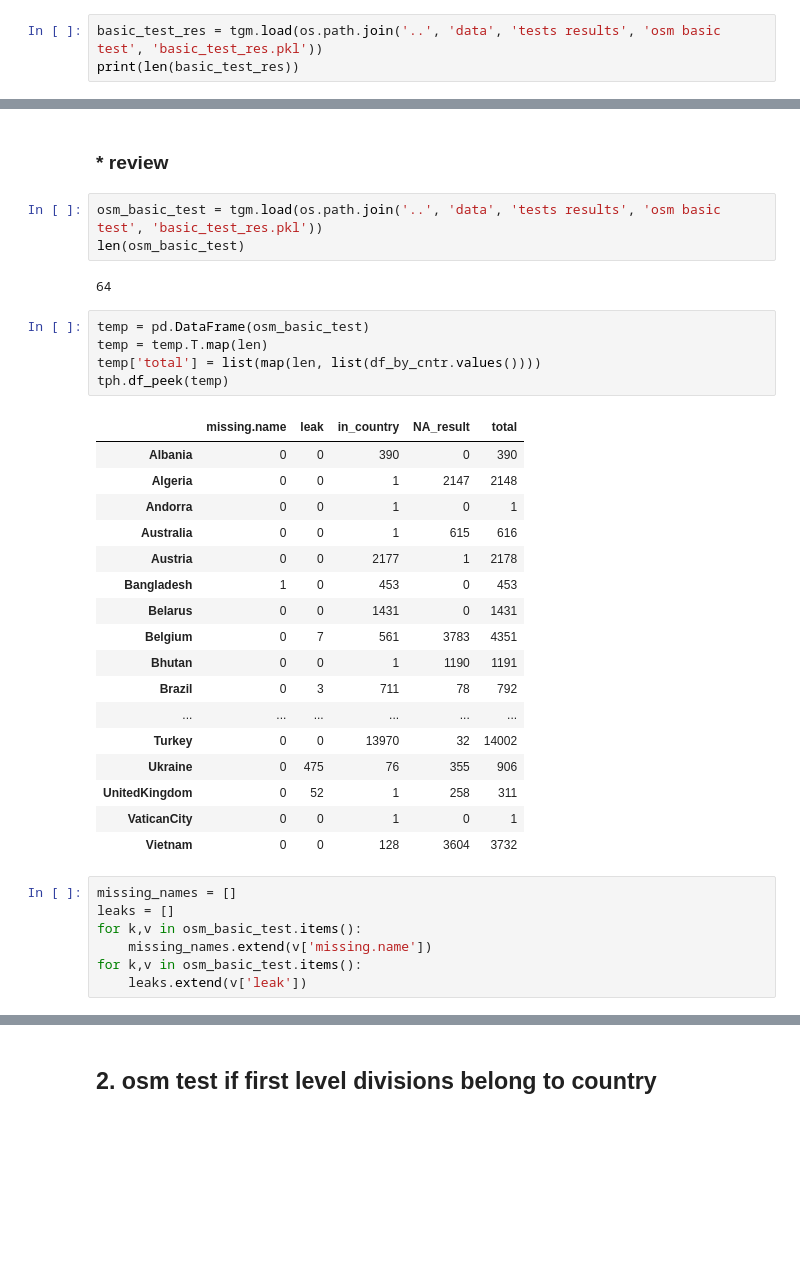
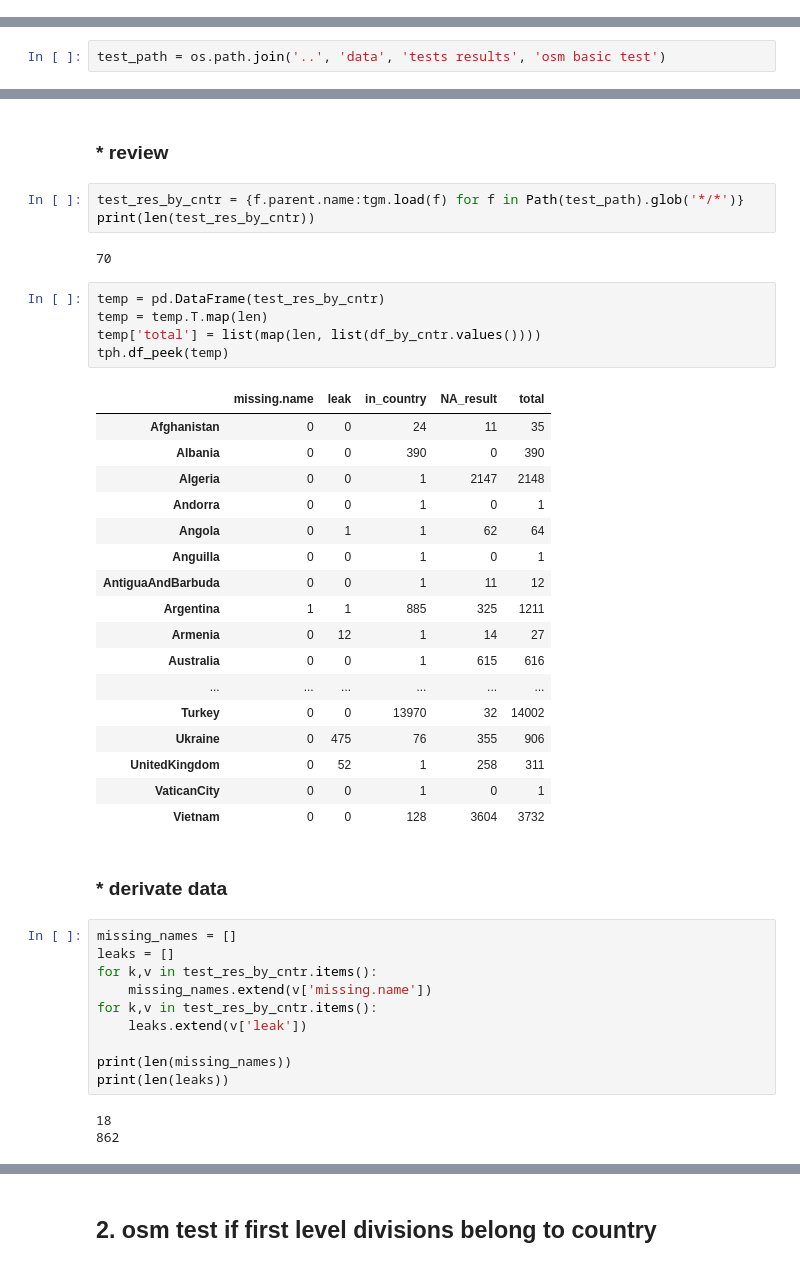
Before and after one commit to diego-vega-centeno/administrative-divisions-osm-scrape, a Jupyter notebook: notebooks/test.ipynb, the cells around one changed output, grey strips where cells are left out. Saved outputs shown, nothing was run; the diff lists cells and outputs as text; blank space fills up the shorter version.

Commit message:
Use initiate_logger and add to functions Improve order of steps in test.ipynb Move cleanning code to clean_and_normalize.ipynb

```diff
--- a/notebooks/test.ipynb
+++ b/notebooks/test.ipynb
@@ -45,6 +43,3 @@ print(len(df_by_cntr))
 # %% [output]
 70
 70
-# %%
-basic_test_res = tgm.load(os.path.join('..', 'data', 'tests results', 'osm basic test', 'basic_test_res.pkl'))
-print(len(basic_test_res))
@@ -85,0 +58,2 @@ tgm.dump(os.path.join('..', 'data', 'tests results', 'osm basic test', 'basic_te
+# %%
+test_path = os.path.join('..', 'data', 'tests results', 'osm basic test')
@@ -86,38 +89,46 @@ tgm.dump(os.path.join('..', 'data', 'tests results', 'osm basic test', 'basic_te
 # %% [markdown]
 ### * review
-# %%
-osm_basic_test = tgm.load(os.path.join('..', 'data', 'tests results', 'osm basic test', 'basic_test_res.pkl'))
-len(osm_basic_test)
-# %% [output]
-64
+# %%
+test_res_by_cntr = {f.parent.name:tgm.load(f) for f in Path(test_path).glob('*/*')}
+print(len(test_res_by_cntr))
+# %% [output]
+70
 # %%
-temp = pd.DataFrame(osm_basic_test)
+temp = pd.DataFrame(test_res_by_cntr)
 temp = temp.T.map(len)
 temp['total'] = list(map(len, list(df_by_cntr.values())))
 tph.df_peek(temp)
 # %% [output]
 |  | missing.name | leak | in_country | NA_result | total |
+| Afghanistan | 0 | 0 | 24 | 11 | 35 |
 | Albania | 0 | 0 | 390 | 0 | 390 |
 | Algeria | 0 | 0 | 1 | 2147 | 2148 |
 | Andorra | 0 | 0 | 1 | 0 | 1 |
+| Angola | 0 | 1 | 1 | 62 | 64 |
+| Anguilla | 0 | 0 | 1 | 0 | 1 |
+| AntiguaAndBarbuda | 0 | 0 | 1 | 11 | 12 |
+| Argentina | 1 | 1 | 885 | 325 | 1211 |
+| Armenia | 0 | 12 | 1 | 14 | 27 |
 | Australia | 0 | 0 | 1 | 615 | 616 |
-| Austria | 0 | 0 | 2177 | 1 | 2178 |
-| Bangladesh | 1 | 0 | 453 | 0 | 453 |
-| Belarus | 0 | 0 | 1431 | 0 | 1431 |
-| Belgium | 0 | 7 | 561 | 3783 | 4351 |
-| Bhutan | 0 | 0 | 1 | 1190 | 1191 |
-| Brazil | 0 | 3 | 711 | 78 | 792 |
 | ... | ... | ... | ... | ... | ... |
 | Turkey | 0 | 0 | 13970 | 32 | 14002 |
 | Ukraine | 0 | 475 | 76 | 355 | 906 |
 | UnitedKingdom | 0 | 52 | 1 | 258 | 311 |
 | VaticanCity | 0 | 0 | 1 | 0 | 1 |
 | Vietnam | 0 | 0 | 128 | 3604 | 3732 |
+# %% [markdown]
+### * derivate data
 # %%
 missing_names = []
 leaks = []
-for k,v in osm_basic_test.items():
+for k,v in test_res_by_cntr.items():
     missing_names.extend(v['missing.name'])
-for k,v in osm_basic_test.items():
+for k,v in test_res_by_cntr.items():
     leaks.extend(v['leak'])
+
+print(len(missing_names))
+print(len(leaks))
+# %% [output]
+18
+862
 # %%
```
Also changed, not shown: parts of 43 cells of this notebook, 2 other files.
